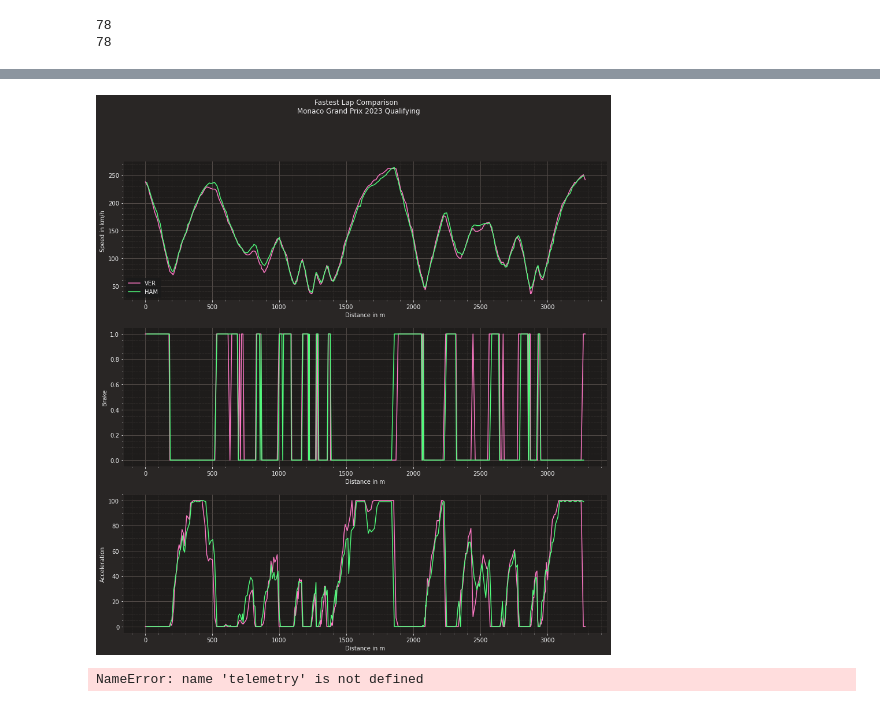
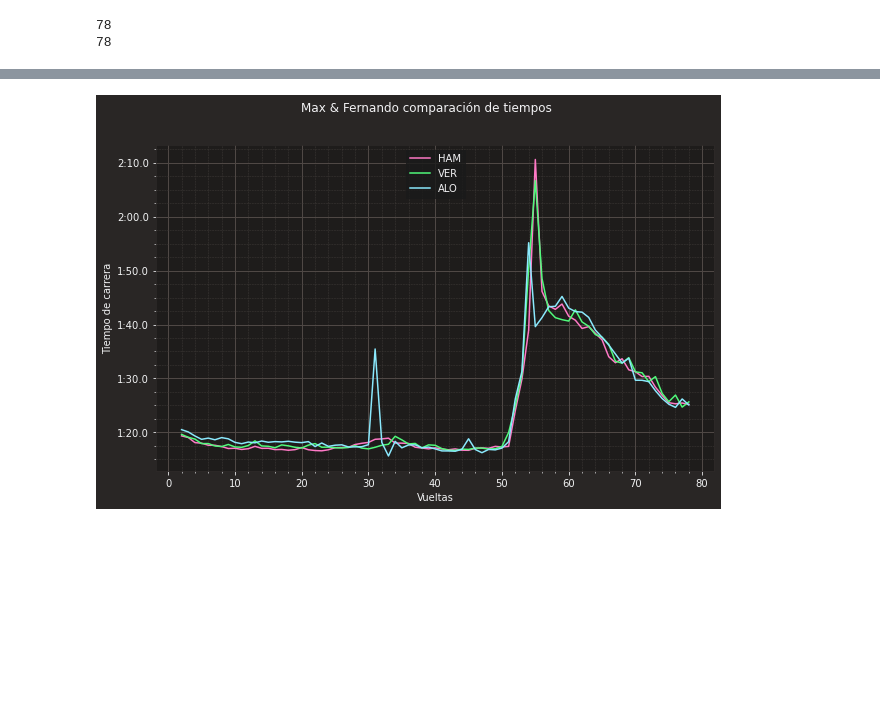
Before and after one commit to juliasabatel/GP_SPAIN_2013_ALONSO, a Jupyter notebook: GP_MONACO_2023_ALONSO.ipynb, the cells around one changed output, grey strips where cells are left out. Saved outputs shown, nothing was run; the diff lists cells and outputs as text; code cells hidden in the pictures; blank space fills up the shorter version.

```diff
--- a/GP_MONACO_2023_ALONSO.ipynb
+++ b/GP_MONACO_2023_ALONSO.ipynb
@@ -124,59 +93,15 @@ alo_tel = alo_lastlap.get_car_data().add_distance()
-# %%
-rbr_color = ff1.plotting.team_color('RBR')
-mer_color = ff1.plotting.team_color('MER')
-
-plt.rcParams['figure.figsize'] = [15, 15]
-fig, ax = plt.subplots(3)
-
-fig.suptitle("Fastest Race Lap Telemetry Comparison")
-
-ax[0].plot(ver_tel['Distance'], ver_tel['Speed'], label='VER')
-ax[0].plot(alo_tel['Distance'], alo_tel['Speed'], label='HAM')
-ax[0].set_xlabel('Distance in m')
-ax[0].set_ylabel('Speed in km/h')
-ax[0].legend()
-
-ax[1].plot(ver_tel['Distance'], ver_tel['Brake'], label='VER')
-ax[1].plot(alo_tel['Distance'], alo_tel['Brake'], label='HAM')
-ax[1].set_xlabel('Distance in m')
-ax[1].set_ylabel('Brake')
-
-ax[2].plot(ver_tel['Distance'], ver_tel['Throttle'], label='VER')
-ax[2].plot(alo_tel['Distance'], alo_tel['Throttle'], label='HAM')
-ax[2].set_xlabel('Distance in m')
-ax[2].set(ylabel='Acceleration')
-
-plt.suptitle(f"Fastest Lap Comparison \n "
-             f"{race.weekend.name} {race.weekend.year} Qualifying")
-
-plt.show()
-# %% [output]
-[figure, removed]
-# %%
-x = np.array(telemetry['X'].values)
-y = np.array(telemetry['Y'].values)
-
-points = np.array([x, y]).T.reshape(-1, 1, 2)
-segments = np.concatenate([points[:-1], points[1:]], axis=1)
-fastest_driver_array = telemetry['Fastest_driver_int'].to_numpy().astype(float)
-
-cmap = cm.get_cmap('winter', 2)
-lc_comp = LineCollection(segments, norm=plt.Normalize(1, cmap.N+1), cmap=cmap)
-lc_comp.set_array(fastest_driver_array)
-lc_comp.set_linewidth(5)
-
-plt.rcParams['figure.figsize'] = [18, 10]
-
-plt.gca().add_collection(lc_comp)
-plt.axis('equal')
-plt.tick_params(labelleft=False, left=False, labelbottom=False, bottom=False)
-
-cbar = plt.colorbar(mappable=lc_comp, boundaries=np.arange(1,4))
-cbar.set_ticks(np.arange(1.5, 9.5))
-cbar.set_ticklabels(['VER', 'ALO'])
-
-plt.savefig(f"2023_ver_alo_q.png", dpi=300)
-
-plt.show()
-# %% [output]
-NameError: name 'telemetry' is not defined
+# %%
+plt.rcParams['figure.figsize'] = [10, 6]
+
+fig, ax = plt.subplots()
+fig.suptitle(race.get_driver("VER").name + " & "+ race.get_driver("ALO").name + " comparación de tiempos")
+
+ax.plot(laps_drive1['LapNumber'], laps_drive1['LapTime'], label='HAM')
+ax.plot(laps_drive3['LapNumber'], laps_drive3['LapTime'], label='VER')
+ax.plot(laps_drive2['LapNumber'], laps_drive2 ['LapTime'], label='ALO')
+ax.set(ylabel='Tiempo de carrera', xlabel='Vueltas')
+ax.legend(loc="upper center")
+
+plt.show()
+# %% [output]
+[figure, added]
```
Also changed, not shown: parts of 17 cells of this notebook, 1 other file.
